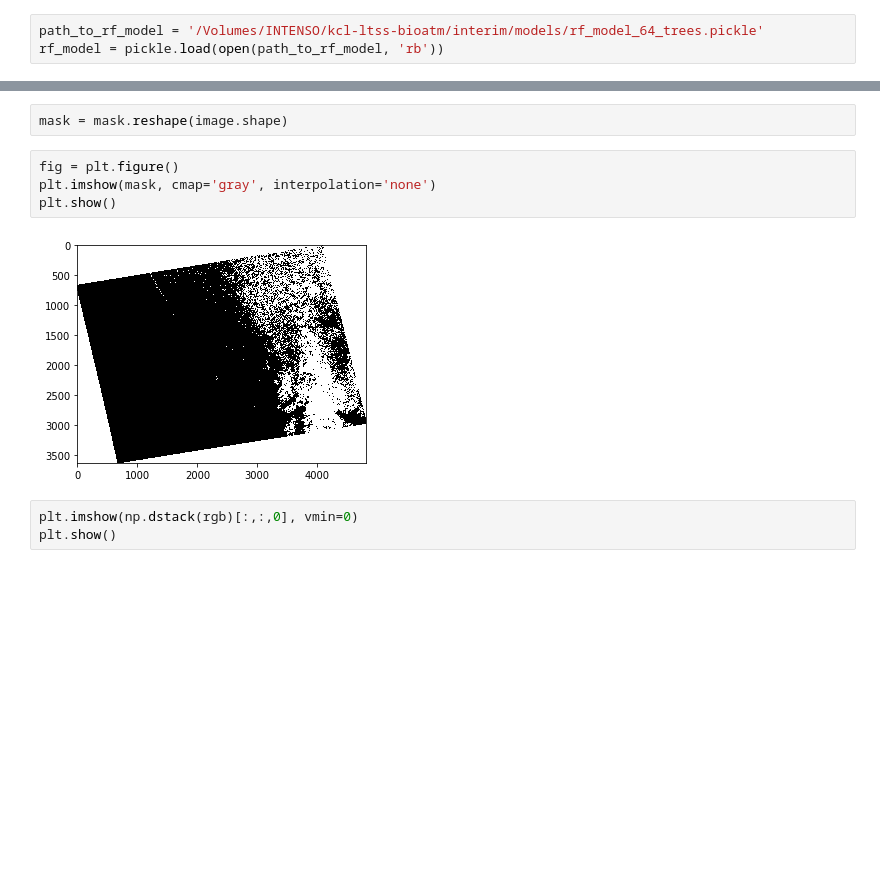
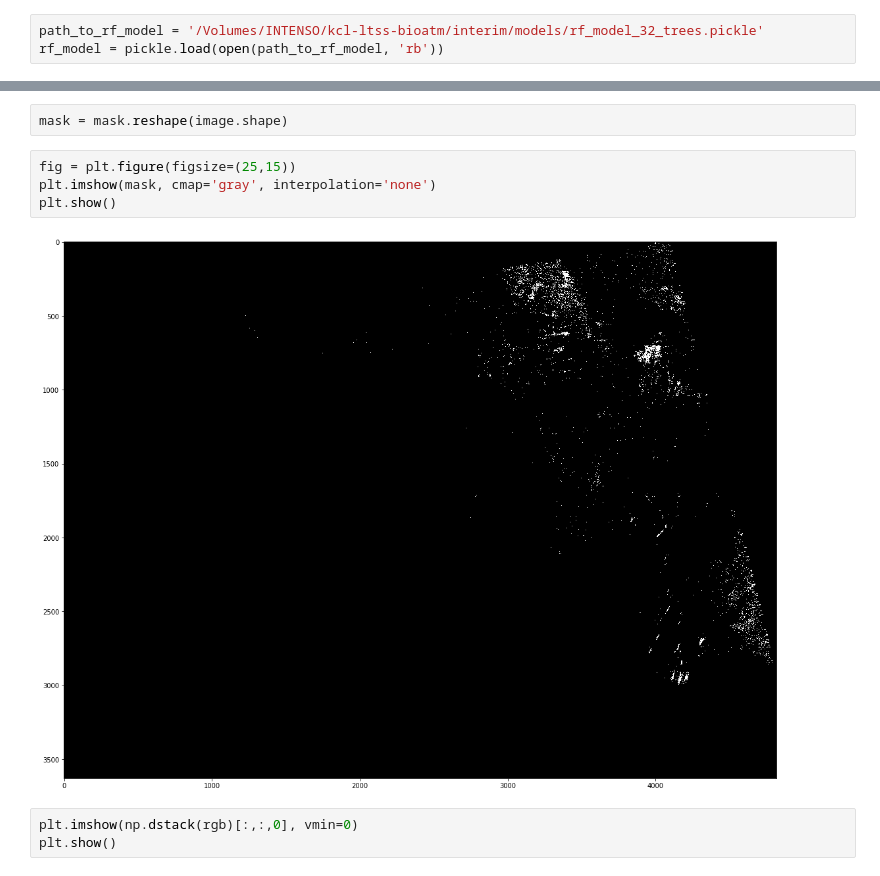
Before and after one commit to gridl/kcl-ltss-bioatm, a Jupyter notebook: notebooks/Smoke Plume Classifier.ipynb, the cells around one changed output, grey strips where cells are left out. Saved outputs shown, nothing was run; the diff lists cells and outputs as text; blank space fills up the shorter version.

```diff
--- a/notebooks/Smoke Plume Classifier.ipynb
+++ b/notebooks/Smoke Plume Classifier.ipynb
@@ -24,18 +24,18 @@ for i, band in enumerate(bands):
 
     image_array[:, i] = image.flatten()
 # %%
-path_to_rf_model = '/Volumes/INTENSO/kcl-ltss-bioatm/interim/models/rf_model_64_trees.pickle'
+path_to_rf_model = '/Volumes/INTENSO/kcl-ltss-bioatm/interim/models/rf_model_32_trees.pickle'
 rf_model = pickle.load(open(path_to_rf_model, 'rb'))
 # %%
 mask = rf_model.predict(image_array)
 # %%
 mask = mask.reshape(image.shape)
 # %%
-fig = plt.figure()
+fig = plt.figure(figsize=(25,15))
 plt.imshow(mask, cmap='gray', interpolation='none')
 plt.show()
 # %% [output]
-[figure, old version]
+[figure, new version]
 # %%
 plt.imshow(np.dstack(rgb)[:,:,0], vmin=0)
 plt.show()
```
Also changed, not shown: 7 other files.
